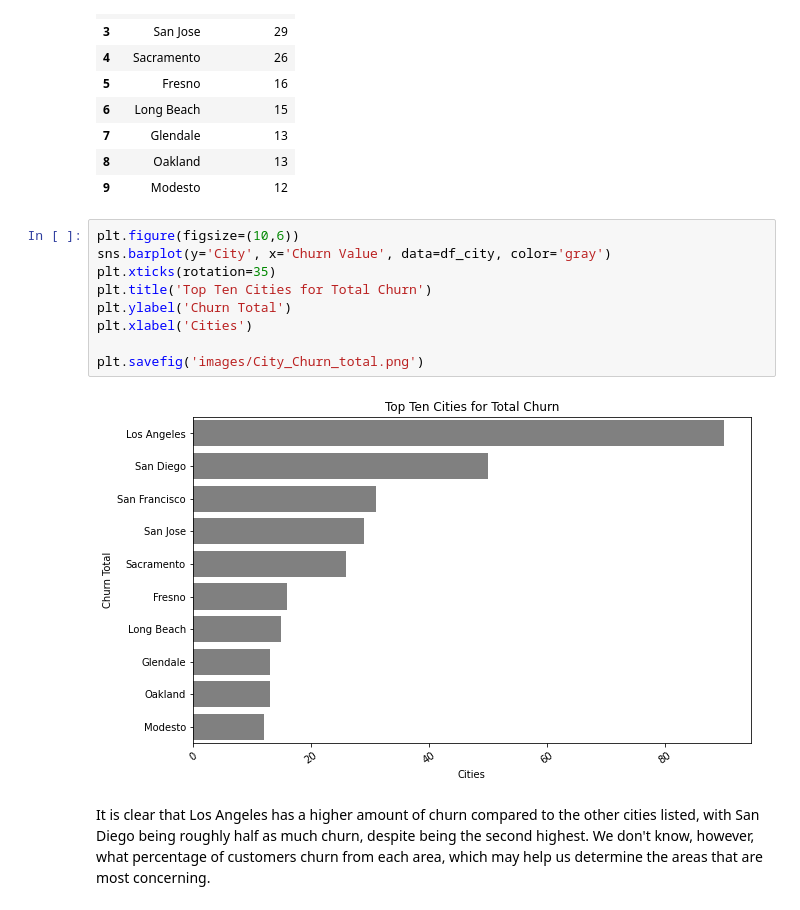
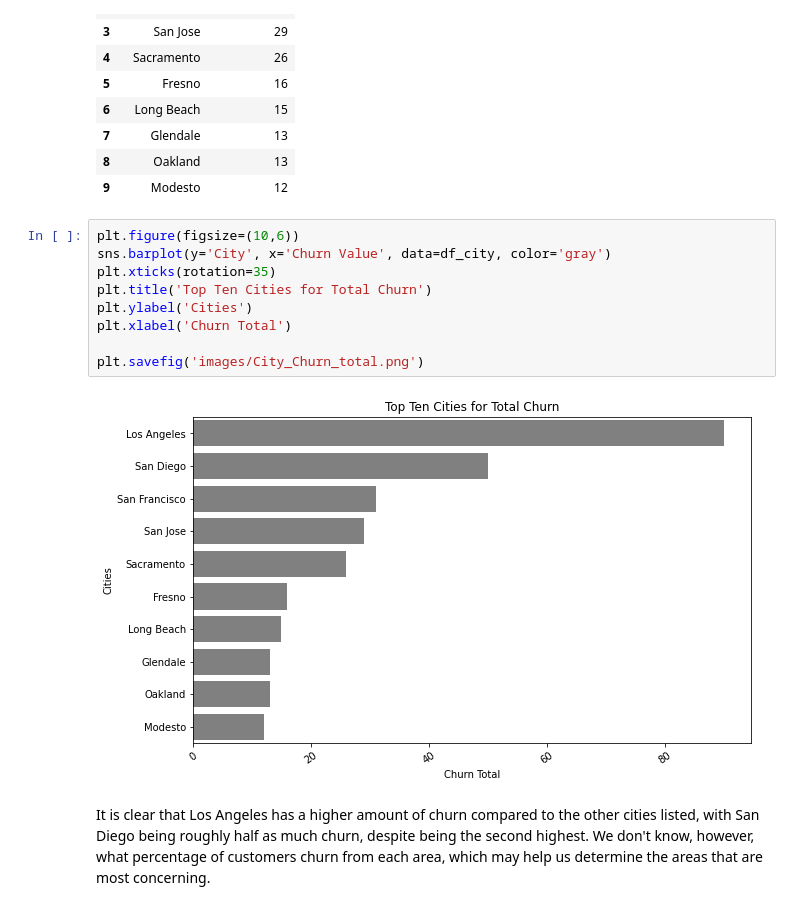
Before and after one commit to dvanheeswijk/Springboard, a Jupyter notebook: Capstone_3/Capstone 3 - EDA.ipynb, the cells around one changed output. Drawn from its saved outputs; the diff is of its cells as text.

```diff
--- a/Capstone_3/Capstone 3 - EDA.ipynb
+++ b/Capstone_3/Capstone 3 - EDA.ipynb
@@ -58,14 +58,14 @@ df_city
 # %%
 plt.figure(figsize=(10,6))
 sns.barplot(y='City', x='Churn Value', data=df_city, color='gray')
 plt.xticks(rotation=35)
 plt.title('Top Ten Cities for Total Churn')
-plt.ylabel('Churn Total')
-plt.xlabel('Cities')
+plt.ylabel('Cities')
+plt.xlabel('Churn Total')
 
 plt.savefig('images/City_Churn_total.png')
 # %% [output]
-[figure, old version]
+[figure, new version]
 # %% [markdown]
 It is clear that Los Angeles has a higher amount of churn compared to the other cities listed, with San Diego being roughly half as much churn, despite being the second highest. We don't know, however, what percentage of customers churn from each area, which may help us determine the areas that are most concerning.
 # %%
```
Also changed, not shown: parts of 2 cells of this notebook, 4 other files.
